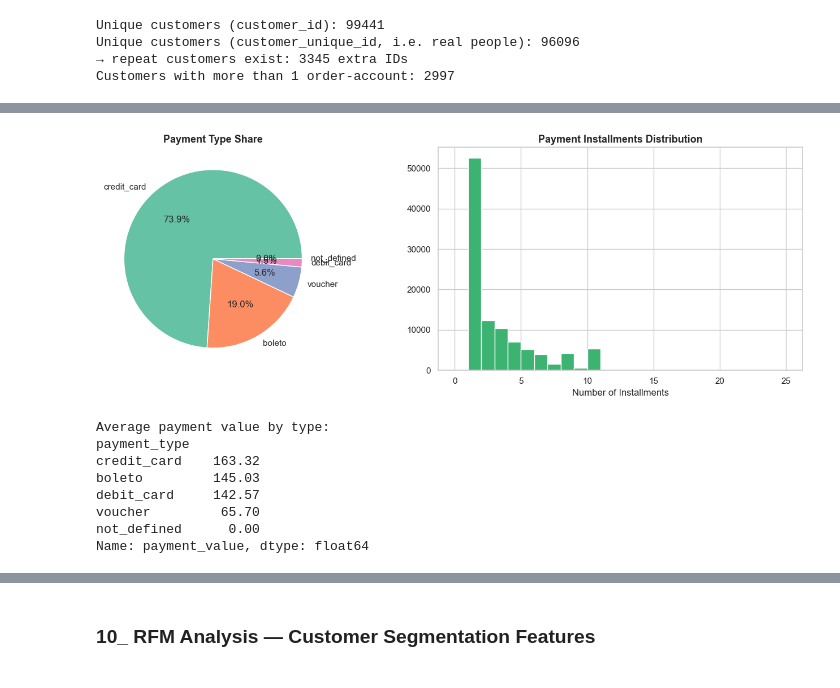
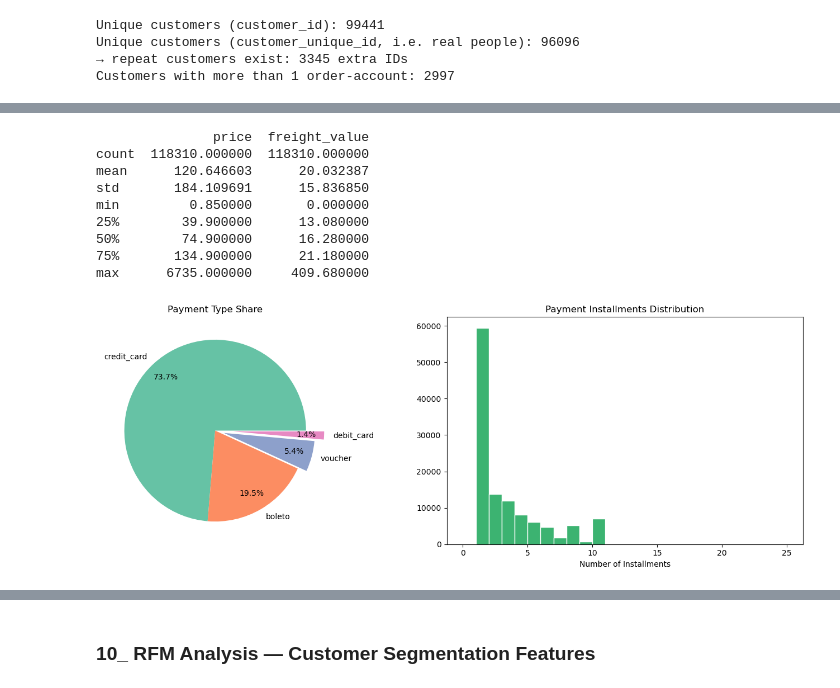
Before and after one commit to Mahmoud-islamcs/ecommerce-intelligence-platform, a Jupyter notebook: notebooks/ecommerce_intelligence_analysis.ipynb, the cells around one changed output, grey strips where cells are left out. Saved outputs shown, nothing was run; the diff lists cells and outputs as text; code cells hidden in the pictures.

Commit message:
Update EDA analysis, fix plots, and delivery performance calculations

```diff
--- a/notebooks/ecommerce_intelligence_analysis.ipynb
+++ b/notebooks/ecommerce_intelligence_analysis.ipynb
@@ -1289,13 +1345,15 @@ Saved 7 cleaned files to: F:\Data Analysis\NTI\Project\ecommerce-intelligence-pl
 # %%
+full_data['order_purchase_timestamp'] = pd.to_datetime(full_data['order_purchase_timestamp'])
+full_data['purchase_year_month'] = full_data['order_purchase_timestamp'].dt.strftime('%Y-%m')
 fig, axes = plt.subplots(1, 2, figsize=(15, 5))
 
-order_status_counts = orders_full['order_status'].value_counts()
+order_status_counts = full_data['order_status'].value_counts()
 axes[0].bar(order_status_counts.index, order_status_counts.values, color=sns.color_palette("deep"))
 axes[0].set_title("Order Status Distribution")
 axes[0].set_ylabel("Number of Orders")
 axes[0].tick_params(axis='x', rotation=45)
 
-monthly_orders = orders_full.groupby('purchase_year_month')['order_id'].nunique().sort_index()
+monthly_orders = full_data.groupby('purchase_year_month')['order_id'].nunique().sort_index()
 axes[1].plot(monthly_orders.index, monthly_orders.values, marker='o', linewidth=2)
 axes[1].set_title("Orders per Month")
 axes[1].set_ylabel("Number of Orders")
@@ -1309,7 +1367,7 @@ plt.show()
 # %%
 # Revenue trend (delivered orders only, using item price + freight)
-delivered = master[master['order_status'] == 'delivered'].copy()
-
+delivered = full_data[full_data['order_status'] == 'delivered'].copy()
+full_data["item_total"] = full_data["price"] + full_data["freight_value"]
 monthly_revenue = delivered.groupby('purchase_year_month')['item_total'].sum().sort_index()
 
 plt.figure(figsize=(12, 5))
@@ -1320,8 +1378,4 @@ plt.xticks(rotation=90)
 plt.gca().xaxis.set_major_locator(mticker.MaxNLocator(nbins=15))
 plt.tight_layout()
 plt.show()
-
-print(f"Total revenue (delivered): R$ {delivered['item_total'].sum():,.2f}")
-print(f"Total items sold (delivered): {len(delivered):,}")
-print(f"Average order value: R$ {delivered.groupby('order_id')['item_total'].sum().mean():,.2f}")
 # %% [output]
@@ -1332,13 +1391,15 @@ Average order value: R$ 159.83
 # %%
+full_data["purchase_dow"] = full_data["order_purchase_timestamp"].dt.day_name()
+full_data["purchase_hour"] = full_data["order_purchase_timestamp"].dt.hour
 fig, axes = plt.subplots(1, 2, figsize=(14, 5))
 
 dow_order = ['Monday', 'Tuesday', 'Wednesday', 'Thursday', 'Friday', 'Saturday', 'Sunday']
-dow_counts = orders_full['purchase_dow'].value_counts().reindex(dow_order)
+dow_counts = full_data['purchase_dow'].value_counts().reindex(dow_order)
 axes[0].bar(dow_counts.index, dow_counts.values, color='steelblue')
 axes[0].set_title("Orders by Day of Week")
 axes[0].tick_params(axis='x', rotation=45)
 
-hour_counts = orders_full['purchase_hour'].value_counts().sort_index()
+hour_counts = full_data['purchase_hour'].value_counts().sort_index()
 axes[1].bar(hour_counts.index, hour_counts.values, color='coral')
 axes[1].set_title("Orders by Hour of Day")
 axes[1].set_xlabel("Hour")
@@ -1472,29 +1517,29 @@ max      6735.000000     409.680000
+# %%
+print(full_data[['price', 'freight_value']].describe())
+# %% [output]
+               price  freight_value
+count  118310.000000  118310.000000
+mean      120.646603      20.032387
+std       184.109691      15.836850
+min         0.850000       0.000000
+25%        39.900000      13.080000
+50%        74.900000      16.280000
+75%       134.900000      21.180000
+max      6735.000000     409.680000
 # %%
-# Payments
 fig, axes = plt.subplots(1, 2, figsize=(14, 5))
 
-pay_type_counts = payments['payment_type'].value_counts()
-axes[0].pie(pay_type_counts.values, labels=pay_type_counts.index, autopct='%1.1f%%',
-            colors=sns.color_palette("Set2"))
+pay_type_counts = full_data[full_data['payment_type'] != 'not_defined']['payment_type'].value_counts()
+explode = [0, 0, 0.1, 0.2, 0.3]
+axes[0].pie(pay_type_counts.values, labels=pay_type_counts.index, autopct='%1.1f%%',colors=sns.color_palette("Set2"),explode=explode[:len(pay_type_counts)],pctdistance=0.8)
 axes[0].set_title("Payment Type Share")
 
-installments = payments[payments['payment_type'] != 'not_defined']['payment_installments']
+installments = full_data[full_data['payment_type'] != 'not_defined']['payment_installments']
 axes[1].hist(installments, bins=range(0, 26), color='mediumseagreen', edgecolor='white')
 axes[1].set_title("Payment Installments Distribution")
 axes[1].set_xlabel("Number of Installments")
 
 plt.tight_layout()
 plt.show()
-
-print("Average payment value by type:")
-print(payments.groupby('payment_type')['payment_value'].mean().round(2).sort_values(ascending=False))
 # %% [output]
-[figure, old version]
+[figure, new version]
-Average payment value by type:
-payment_type
-credit_card    163.32
-boleto         145.03
-debit_card     142.57
-voucher         65.70
-not_defined      0.00
-Name: payment_value, dtype: float64
```
Also changed, not shown: parts of 23 cells of this notebook, 2 other files.
